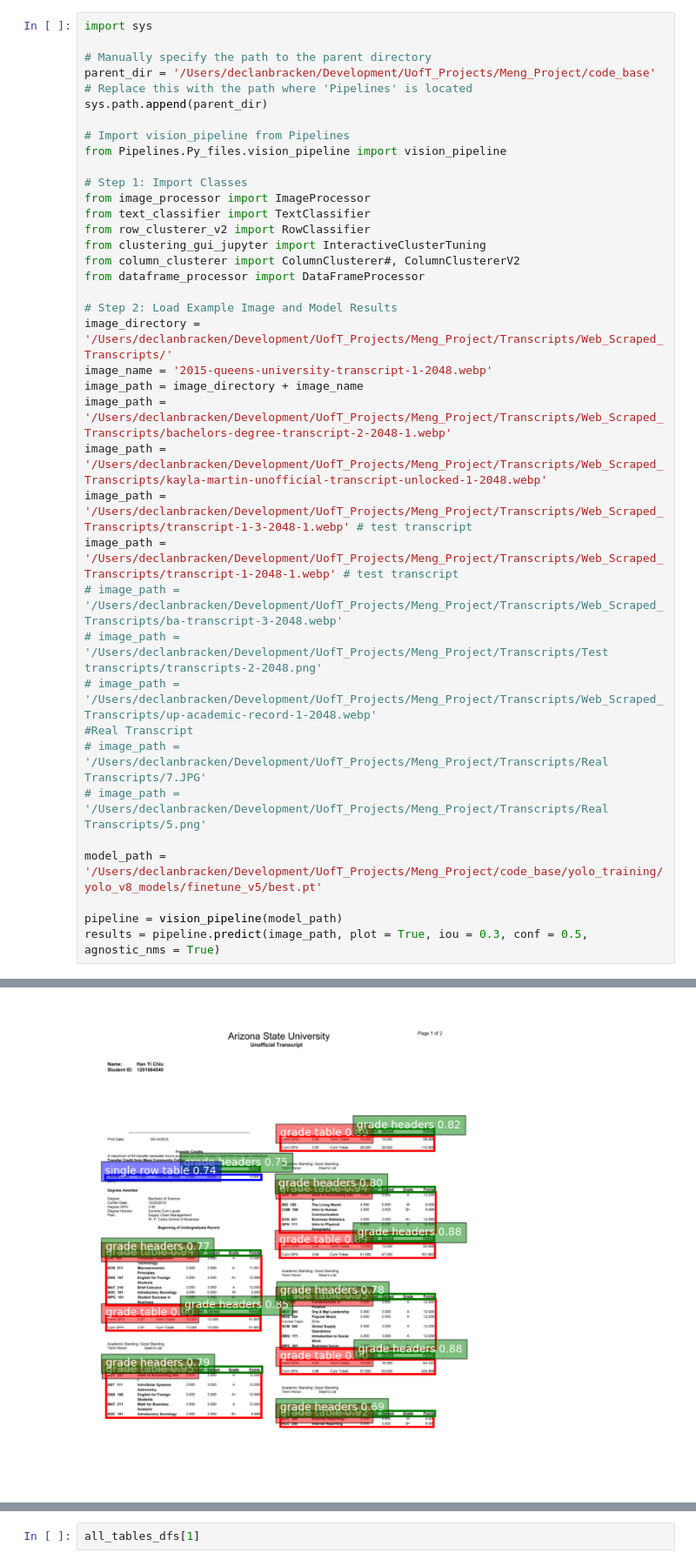
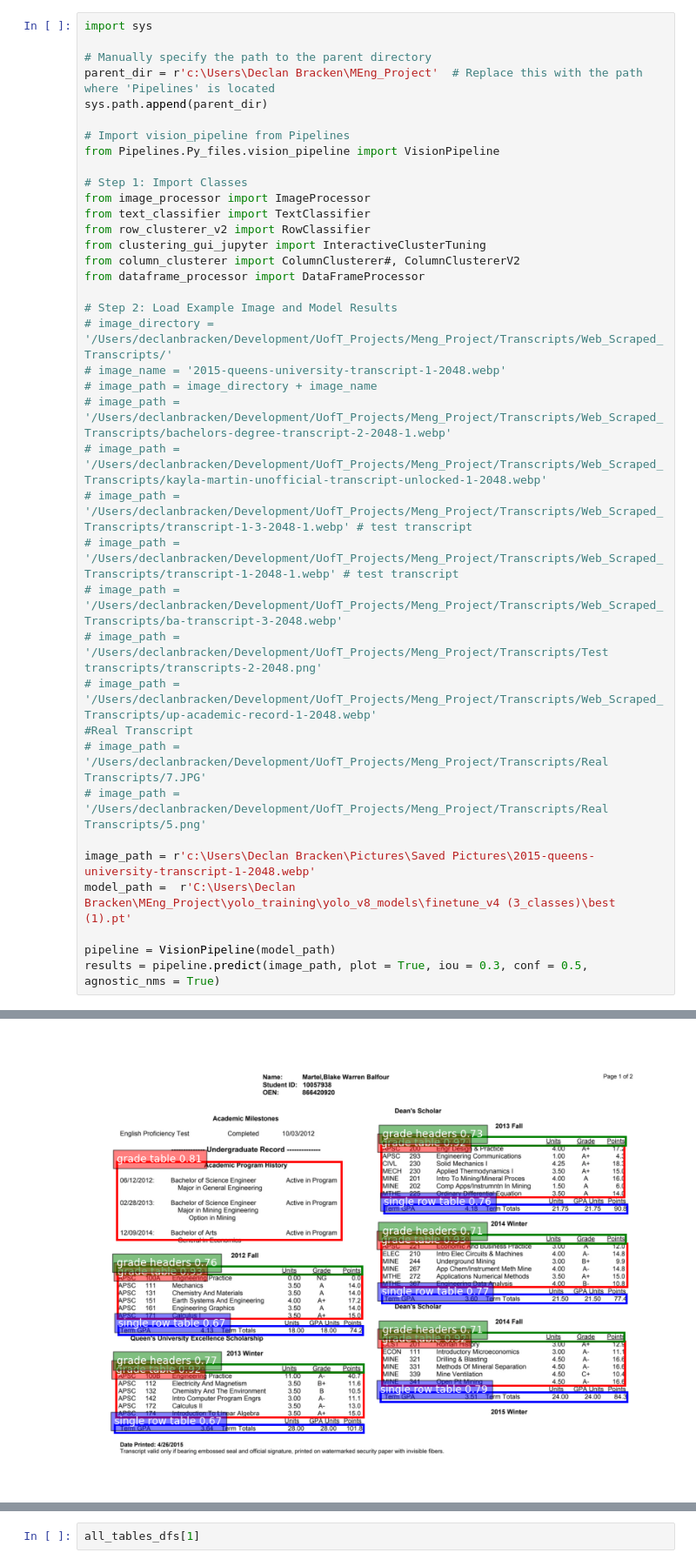
Before and after one commit to Declan-Bracken/MEng_Project, a Jupyter notebook: TableReconstruction/row_cluster_testing.ipynb, the cells around one changed output, grey strips where cells are left out. Shown at 87% size. Drawn from its saved outputs; the diff is of its cells as text.

```diff
--- a/TableReconstruction/row_cluster_testing.ipynb
+++ b/TableReconstruction/row_cluster_testing.ipynb
@@ -2,11 +2,11 @@
 import sys
 
 # Manually specify the path to the parent directory
-parent_dir = '/Users/declanbracken/Development/UofT_Projects/Meng_Project/code_base'  # Replace this with the path where 'Pipelines' is located
+parent_dir = r'c:\Users\Declan Bracken\MEng_Project'  # Replace this with the path where 'Pipelines' is located
 sys.path.append(parent_dir)
 
 # Import vision_pipeline from Pipelines
-from Pipelines.Py_files.vision_pipeline import vision_pipeline
+from Pipelines.Py_files.vision_pipeline import VisionPipeline
 
 # Step 1: Import Classes
 from image_processor import ImageProcessor
@@ -17,13 +17,13 @@ from column_clusterer import ColumnClusterer#, ColumnClustererV2
 from dataframe_processor import DataFrameProcessor
 
 # Step 2: Load Example Image and Model Results
-image_directory = '/Users/declanbracken/Development/UofT_Projects/Meng_Project/Transcripts/Web_Scraped_Transcripts/'
-image_name = '2015-queens-university-transcript-1-2048.webp'
-image_path = image_directory + image_name
-image_path = '/Users/declanbracken/Development/UofT_Projects/Meng_Project/Transcripts/Web_Scraped_Transcripts/bachelors-degree-transcript-2-2048-1.webp'
-image_path = '/Users/declanbracken/Development/UofT_Projects/Meng_Project/Transcripts/Web_Scraped_Transcripts/kayla-martin-unofficial-transcript-unlocked-1-2048.webp'
-image_path = '/Users/declanbracken/Development/UofT_Projects/Meng_Project/Transcripts/Web_Scraped_Transcripts/transcript-1-3-2048-1.webp' # test transcript
-image_path = '/Users/declanbracken/Development/UofT_Projects/Meng_Project/Transcripts/Web_Scraped_Transcripts/transcript-1-2048-1.webp' # test transcript
+# image_directory = '/Users/declanbracken/Development/UofT_Projects/Meng_Project/Transcripts/Web_Scraped_Transcripts/'
+# image_name = '2015-queens-university-transcript-1-2048.webp'
+# image_path = image_directory + image_name
+# image_path = '/Users/declanbracken/Development/UofT_Projects/Meng_Project/Transcripts/Web_Scraped_Transcripts/bachelors-degree-transcript-2-2048-1.webp'
+# image_path = '/Users/declanbracken/Development/UofT_Projects/Meng_Project/Transcripts/Web_Scraped_Transcripts/kayla-martin-unofficial-transcript-unlocked-1-2048.webp'
+# image_path = '/Users/declanbracken/Development/UofT_Projects/Meng_Project/Transcripts/Web_Scraped_Transcripts/transcript-1-3-2048-1.webp' # test transcript
+# image_path = '/Users/declanbracken/Development/UofT_Projects/Meng_Project/Transcripts/Web_Scraped_Transcripts/transcript-1-2048-1.webp' # test transcript
 # image_path = '/Users/declanbracken/Development/UofT_Projects/Meng_Project/Transcripts/Web_Scraped_Transcripts/ba-transcript-3-2048.webp'
 # image_path = '/Users/declanbracken/Development/UofT_Projects/Meng_Project/Transcripts/Test transcripts/transcripts-2-2048.png'
 # image_path = '/Users/declanbracken/Development/UofT_Projects/Meng_Project/Transcripts/Web_Scraped_Transcripts/up-academic-record-1-2048.webp'
@@ -31,9 +31,10 @@ image_path = '/Users/declanbracken/Development/UofT_Projects/Meng_Project/Transc
 # image_path = '/Users/declanbracken/Development/UofT_Projects/Meng_Project/Transcripts/Real Transcripts/7.JPG'
 # image_path = '/Users/declanbracken/Development/UofT_Projects/Meng_Project/Transcripts/Real Transcripts/5.png'
 
-model_path = '/Users/declanbracken/Development/UofT_Projects/Meng_Project/code_base/yolo_training/yolo_v8_models/finetune_v5/best.pt'
+image_path = r'c:\Users\Declan Bracken\Pictures\Saved Pictures\2015-queens-university-transcript-1-2048.webp'
+model_path =  r'C:\Users\Declan Bracken\MEng_Project\yolo_training\yolo_v8_models\finetune_v4 (3_classes)\best (1).pt'
 
-pipeline = vision_pipeline(model_path)
+pipeline = VisionPipeline(model_path)
 results = pipeline.predict(image_path, plot = True, iou = 0.3, conf = 0.5, agnostic_nms = True)
 # %% [output]
 Loading Vision Model...
@@ -43,4 +46,4 @@ Speed: 5.2ms preprocess, 210.8ms inference, 1.3ms postprocess per image at shape
-[figure, old version]
+[figure, new version]
 # %%
 boxes = results[0].boxes.data.cpu().numpy()
 classes = results[0].boxes.cls.cpu().numpy()
```
Also changed, not shown: parts of 4 cells of this notebook, 6 other files.
